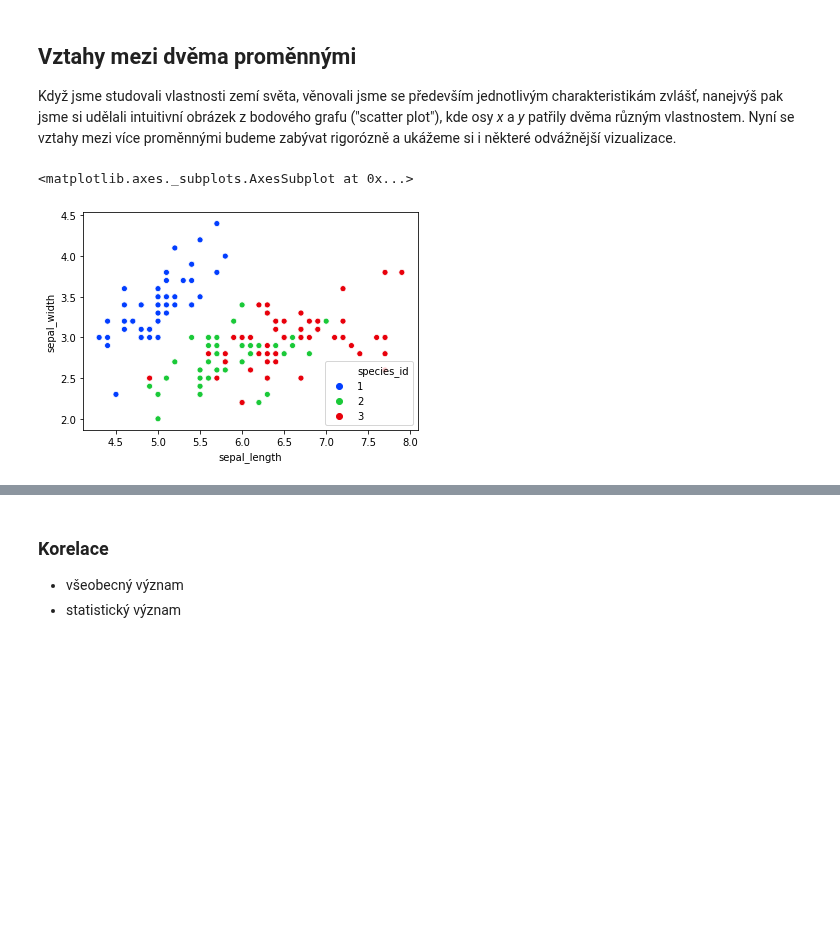
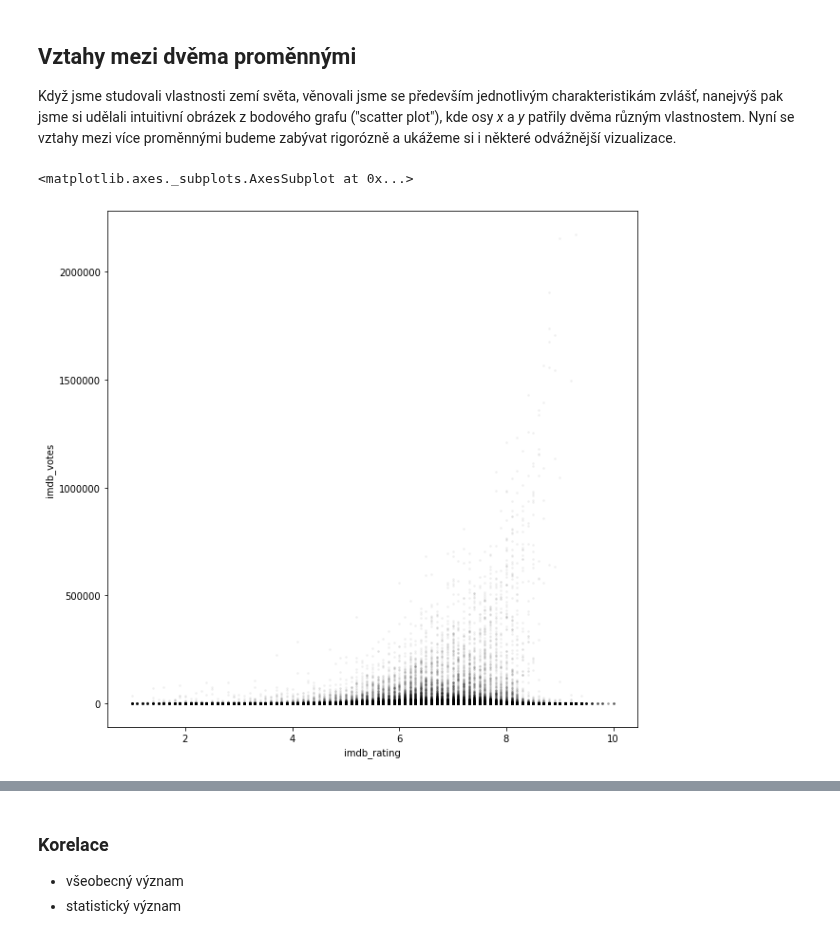
Before and after one commit to janpipek/naucse.python.cz, a Jupyter notebook: lessons/pydata/pandas_correlations/index.ipynb, the cells around one changed output, grey strips where cells are left out. Cells and saved outputs as stored; diff of their text form; code cells hidden in the pictures; blank space fills up the shorter version.

```diff
--- a/lessons/pydata/pandas_correlations/index.ipynb
+++ b/lessons/pydata/pandas_correlations/index.ipynb
@@ -615,11 +623,5 @@ iris = px.data.iris()
-# %%
-sns.scatterplot(
-    data=iris,
-    x="sepal_length",
-    y="sepal_width",
-    palette=sns.palettes.color_palette("bright6", 3),
-    hue="species_id"
-)
-# %% [output]
-<matplotlib.axes._subplots.AxesSubplot at 0x...>
-[figure, removed]
+# %%
+movies_with_rating.plot.scatter("imdb_rating", "imdb_votes", alpha=0.04, s=3, c="black", figsize=(10, 10))
+# %% [output]
+<matplotlib.axes._subplots.AxesSubplot at 0x...>
+[figure, added]
```
Also changed, not shown: parts of 23 cells of this notebook.
